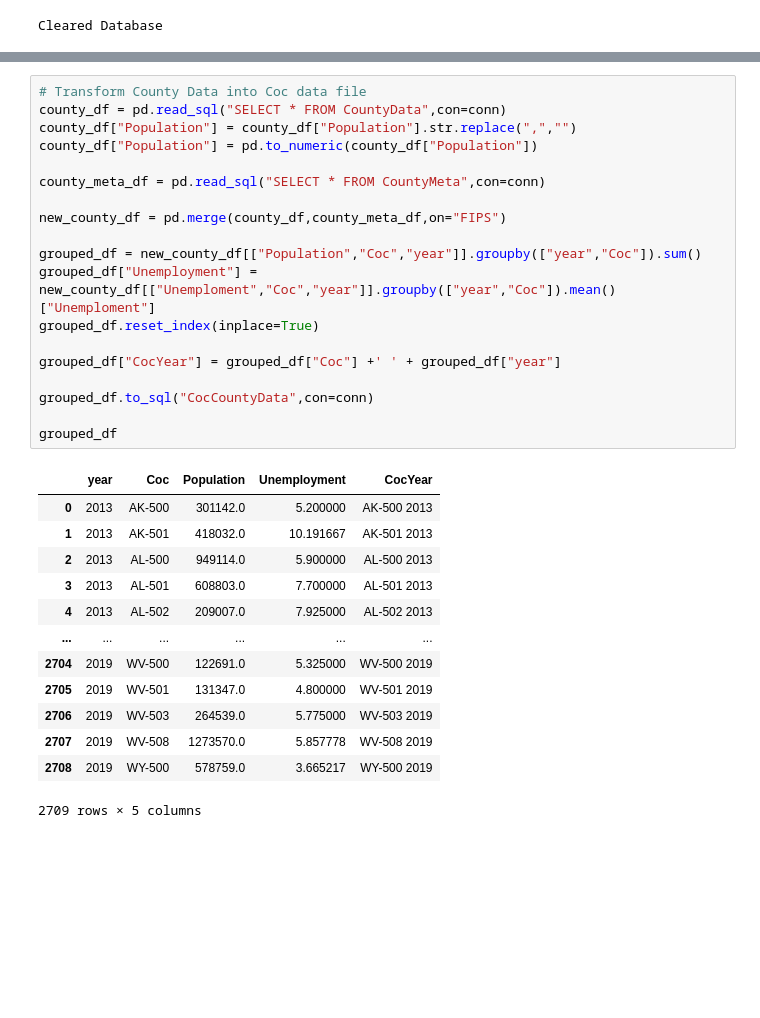
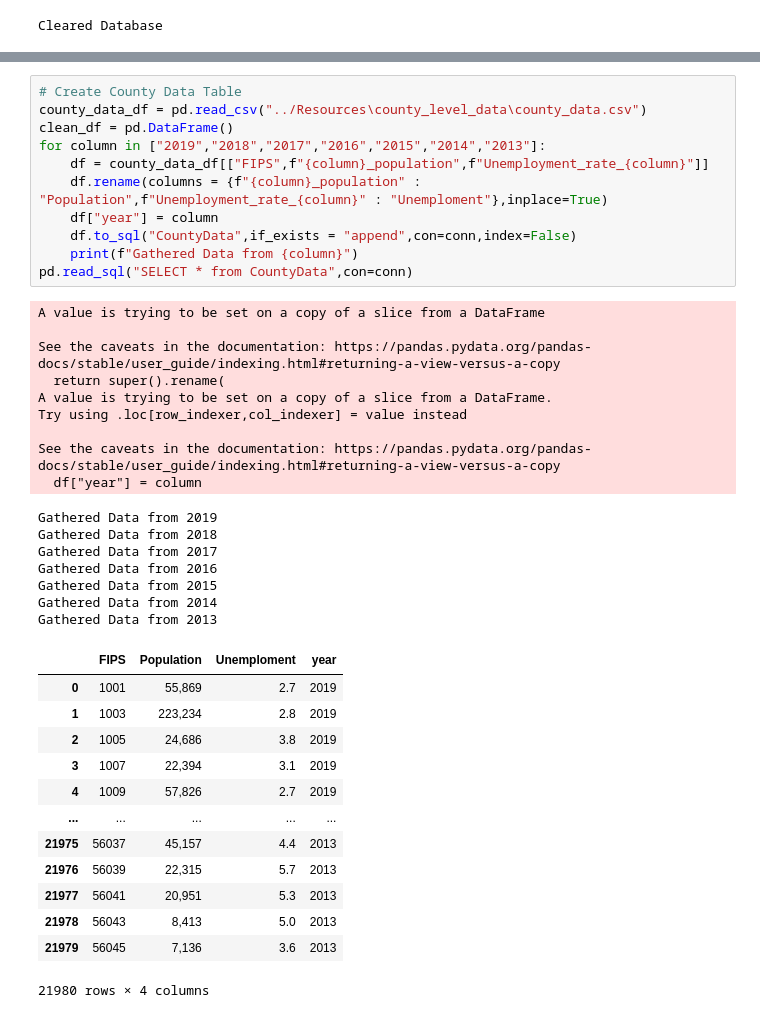
Before and after one commit to smsheehan/Class_Project, a Jupyter notebook: scripts/DatabaseCreation.ipynb, the cells around one changed output, grey strips where cells are left out. Cells and saved outputs as stored; diff of their text form; blank space fills up the shorter version.

```diff
--- a/scripts/DatabaseCreation.ipynb
+++ b/scripts/DatabaseCreation.ipynb
@@ -111,33 +104,41 @@ df.to_sql("CountyMeta",con=conn,index=False)
-# %%
-# Transform County Data into Coc data file
-county_df = pd.read_sql("SELECT * FROM CountyData",con=conn)
-county_df["Population"] = county_df["Population"].str.replace(",","")
-county_df["Population"] = pd.to_numeric(county_df["Population"])
-
-county_meta_df = pd.read_sql("SELECT * FROM CountyMeta",con=conn)
-
-new_county_df = pd.merge(county_df,county_meta_df,on="FIPS")
-
-grouped_df = new_county_df[["Population","Coc","year"]].groupby(["year","Coc"]).sum()
-grouped_df["Unemployment"] = new_county_df[["Unemploment","Coc","year"]].groupby(["year","Coc"]).mean()["Unemploment"]
-grouped_df.reset_index(inplace=True)
-
-grouped_df["CocYear"] = grouped_df["Coc"] +' ' + grouped_df["year"]
-
-grouped_df.to_sql("CocCountyData",con=conn)
-
-grouped_df
-# %% [output]
-|  | year | Coc | Population | Unemployment | CocYear |
-| 0 | 2013 | AK-500 | 301142.0 | 5.200000 | AK-500 2013 |
-| 1 | 2013 | AK-501 | 418032.0 | 10.191667 | AK-501 2013 |
-| 2 | 2013 | AL-500 | 949114.0 | 5.900000 | AL-500 2013 |
-| 3 | 2013 | AL-501 | 608803.0 | 7.700000 | AL-501 2013 |
-| 4 | 2013 | AL-502 | 209007.0 | 7.925000 | AL-502 2013 |
-| ... | ... | ... | ... | ... | ... |
-| 2704 | 2019 | WV-500 | 122691.0 | 5.325000 | WV-500 2019 |
-| 2705 | 2019 | WV-501 | 131347.0 | 4.800000 | WV-501 2019 |
-| 2706 | 2019 | WV-503 | 264539.0 | 5.775000 | WV-503 2019 |
-| 2707 | 2019 | WV-508 | 1273570.0 | 5.857778 | WV-508 2019 |
-| 2708 | 2019 | WY-500 | 578759.0 | 3.665217 | WY-500 2019 |
-2709 rows × 5 columns
+# %%
+# Create County Data Table
+county_data_df = pd.read_csv("../Resources\county_level_data\county_data.csv")
+clean_df = pd.DataFrame()
+for column in ["2019","2018","2017","2016","2015","2014","2013"]:
+    df = county_data_df[["FIPS",f"{column}_population",f"Unemployment_rate_{column}"]]
+    df.rename(columns = {f"{column}_population" : "Population",f"Unemployment_rate_{column}" : "Unemploment"},inplace=True)
+    df["year"] = column
+    df.to_sql("CountyData",if_exists = "append",con=conn,index=False)
+    print(f"Gathered Data from {column}")
+pd.read_sql("SELECT * from CountyData",con=conn)
+# %% [output]
+A value is trying to be set on a copy of a slice from a DataFrame
+
+See the caveats in the documentation: https://pandas.pydata.org/pandas-docs/stable/user_guide/indexing.html#returning-a-view-versus-a-copy
+  return super().rename(
+A value is trying to be set on a copy of a slice from a DataFrame.
+Try using .loc[row_indexer,col_indexer] = value instead
+
+See the caveats in the documentation: https://pandas.pydata.org/pandas-docs/stable/user_guide/indexing.html#returning-a-view-versus-a-copy
+  df["year"] = column
+Gathered Data from 2019
+Gathered Data from 2018
+Gathered Data from 2017
+Gathered Data from 2016
+Gathered Data from 2015
+Gathered Data from 2014
+Gathered Data from 2013
+|  | FIPS | Population | Unemploment | year |
+| 0 | 1001 | 55,869 | 2.7 | 2019 |
+| 1 | 1003 | 223,234 | 2.8 | 2019 |
+| 2 | 1005 | 24,686 | 3.8 | 2019 |
+| 3 | 1007 | 22,394 | 3.1 | 2019 |
+| 4 | 1009 | 57,826 | 2.7 | 2019 |
+| ... | ... | ... | ... | ... |
+| 21975 | 56037 | 45,157 | 4.4 | 2013 |
+| 21976 | 56039 | 22,315 | 5.7 | 2013 |
+| 21977 | 56041 | 20,951 | 5.3 | 2013 |
+| 21978 | 56043 | 8,413 | 5.0 | 2013 |
+| 21979 | 56045 | 7,136 | 3.6 | 2013 |
+21980 rows × 4 columns
```
Also changed, not shown: parts of 10 cells of this notebook.
